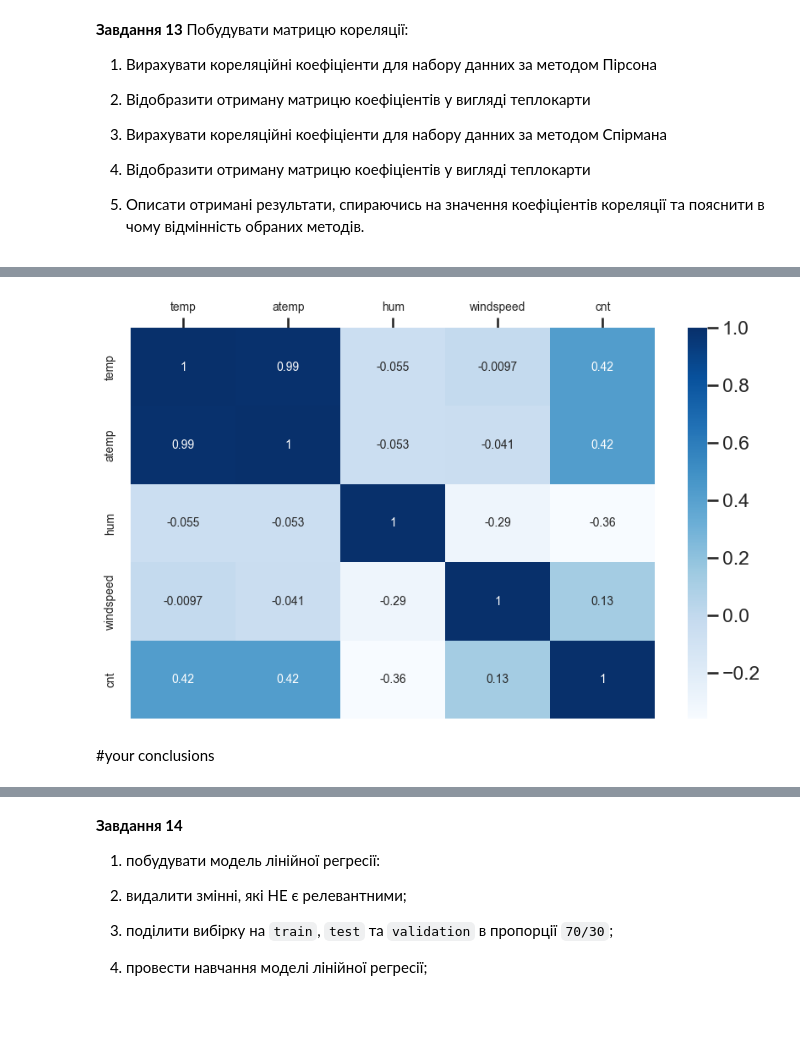
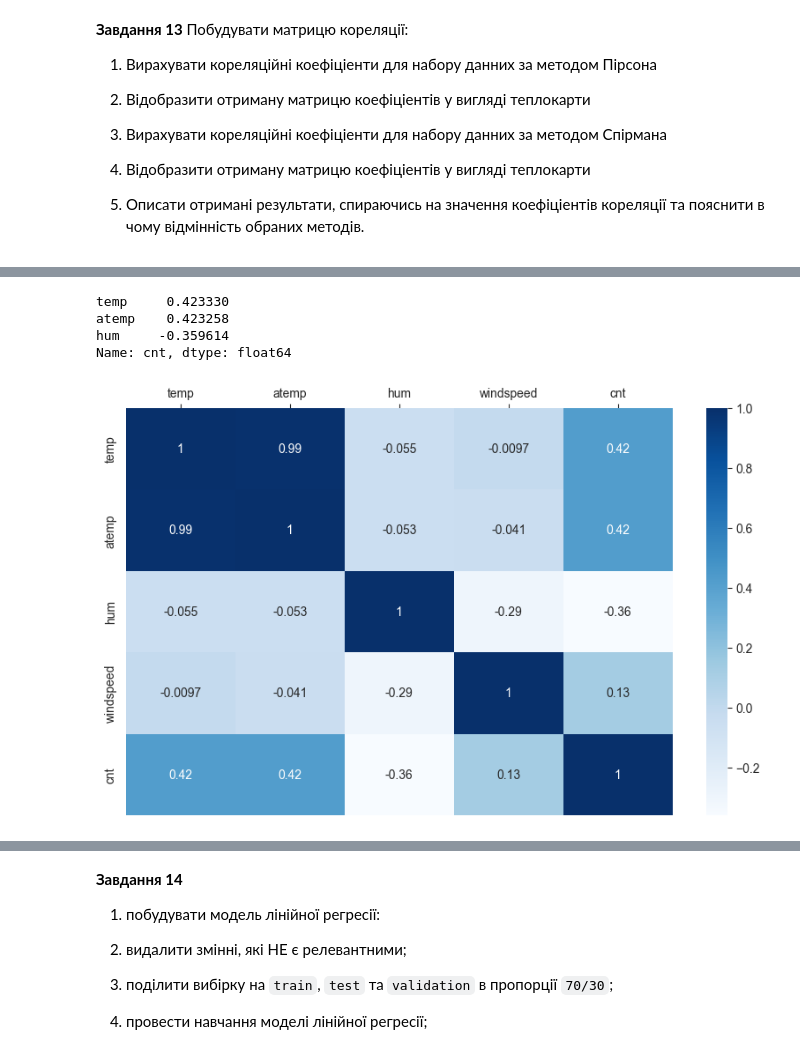
Before and after one commit to HumnytskaLiza/ai-labs, a Jupyter notebook: task4/Task4_Regression_basicAI_liza_humnytska.ipynb, the cells around one changed output, grey strips where cells are left out. Saved outputs shown, nothing was run; the diff lists cells and outputs as text; code cells hidden in the pictures; blank space fills up the shorter version.

```diff
--- a/task4/Task4_Regression_basicAI_liza_humnytska.ipynb
+++ b/task4/Task4_Regression_basicAI_liza_humnytska.ipynb
@@ -355,10 +403,14 @@ ax.xaxis.tick_top()
 # %%
 corr_coefficients_spearman = data_numerical.corr(method='spearman')
 fig, ax = plt.subplots(figsize=(10, 6))
 sns.heatmap(corr_coefficients_spearman, annot=True, cmap='Blues', ax=ax, annot_kws={'size': 10})
 ax.tick_params(labelsize=10)
 ax.xaxis.tick_top()
+
+display(corr_coefficients_spearman["cnt"].head(3))
 # %% [output]
+temp     0.423330
+atemp    0.423258
+hum     -0.359614
+Name: cnt, dtype: float64
-[figure, old version]
+[figure, new version]
-# %% [markdown]
-#your conclusions
```
Also changed, not shown: parts of 20 cells of this notebook.
